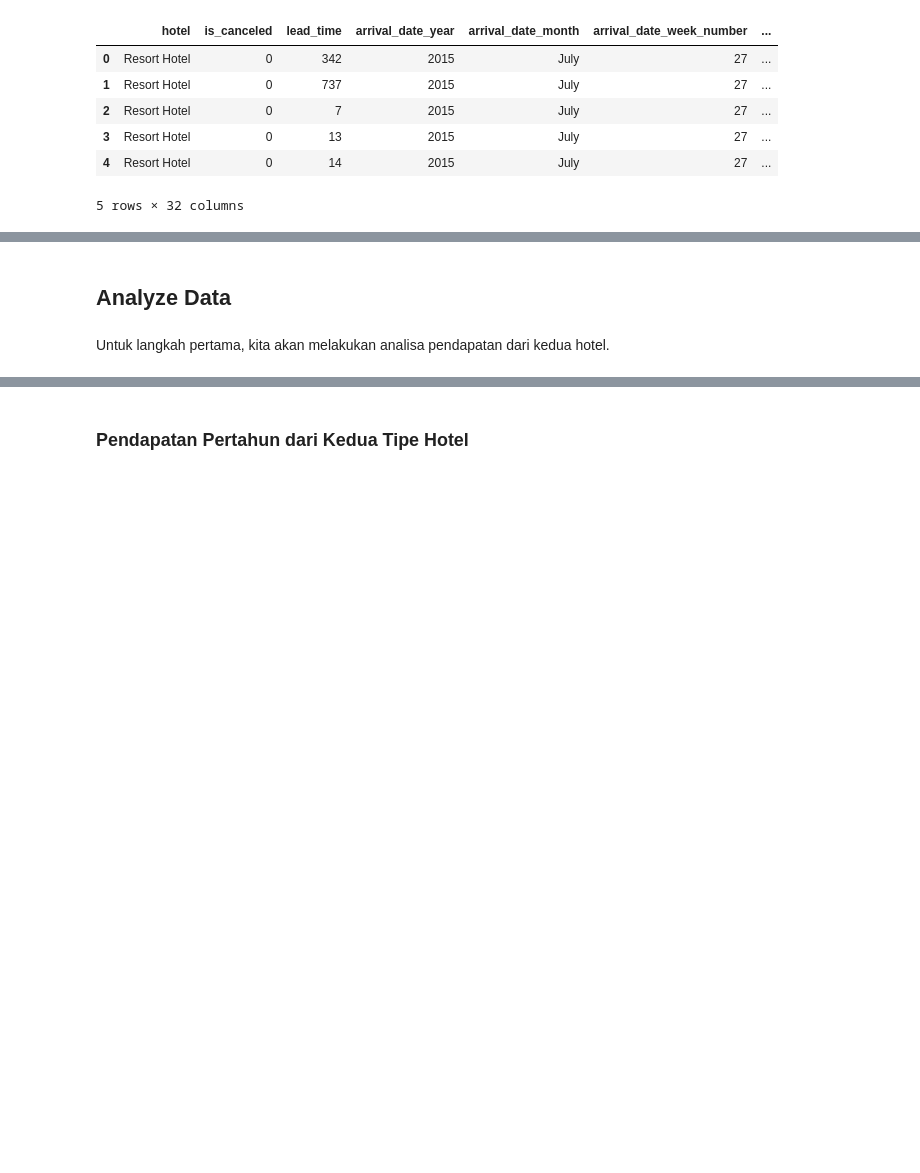
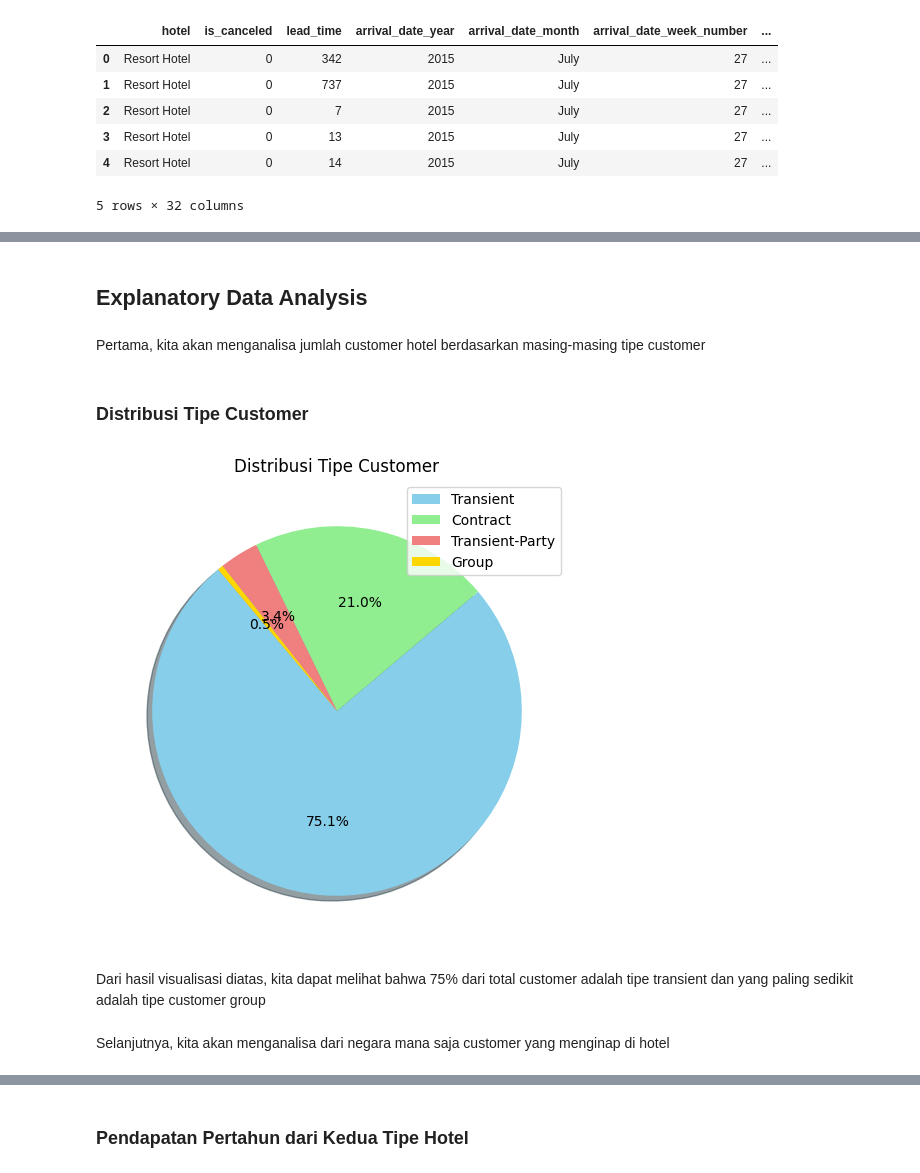
Before and after one commit to xyzaraa/hotel_analysis, a Jupyter notebook: hotel_analysis.ipynb, the cells around one changed output, grey strips where cells are left out. Saved outputs shown, nothing was run; the diff lists cells and outputs as text; code cells hidden in the pictures; blank space fills up the shorter version.

Commit message:
Sorted the analysis (excluded conclusion)

```diff
--- a/hotel_analysis.ipynb
+++ b/hotel_analysis.ipynb
@@ -185,4 +213,2 @@ df[categorical_columns]
 # %% [markdown]
-## Analyze Data
+## Explanatory Data Analysis
-# %% [markdown]
-Untuk langkah pertama, kita akan melakukan analisa pendapatan dari kedua hotel.
@@ -188,0 +217,37 @@ Untuk langkah pertama, kita akan melakukan analisa pendapatan dari kedua hotel.
+# %% [markdown]
+Pertama, kita akan menganalisa jumlah customer hotel berdasarkan masing-masing tipe customer
+# %% [markdown]
+### Distribusi Tipe Customer
+# %%
+# Membuat variabel untuk menghitung jumlah customer
+customer_type_counts = df['customer_type'].value_counts()
+
+colors = {
+    'Transient': 'skyblue',
+    'Contract': 'lightcoral',
+    'Transient-Party': 'lightgreen',
+    'Group': 'gold'
+}
+
+labels = ['Transient', 'Contract', 'Transient-Party', 'Group']
+
+
+# Visualisasi
+plt.figure(figsize=(8, 6))
+plt.pie(
+    customer_type_counts.values,
+    colors=[colors[key] for key in customer_type_counts.index],
+    autopct='%1.1f%%',
+    startangle=130,
+    shadow=True
+)
+
+plt.title('Distribusi Tipe Customer')
+plt.legend(labels)
+plt.show()
+# %% [output]
+[figure, added]
+# %% [markdown]
+Dari hasil visualisasi diatas, kita dapat melihat bahwa 75% dari total customer adalah tipe transient dan yang paling sedikit adalah tipe customer group
+# %% [markdown]
+Selanjutnya, kita akan menganalisa dari negara mana saja customer yang menginap di hotel
```
Also changed, not shown: parts of 76 cells of this notebook.
